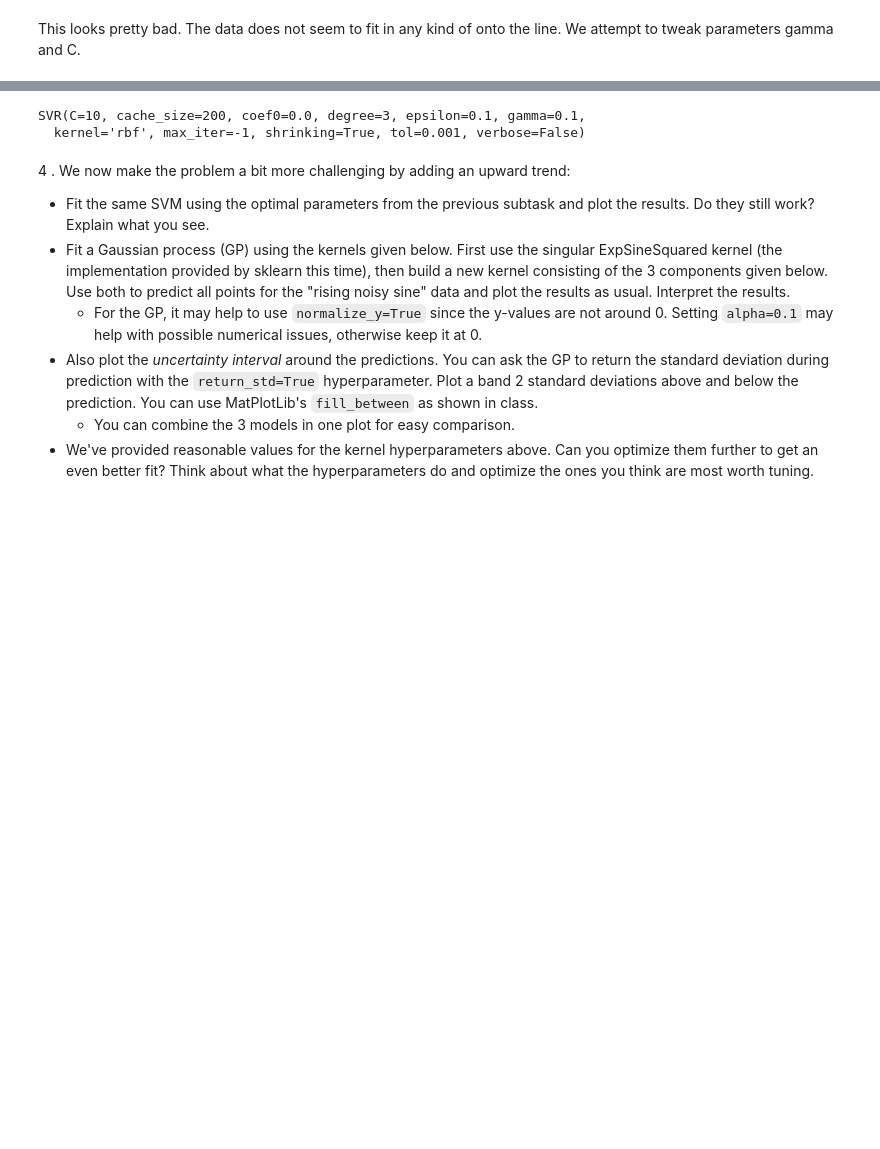
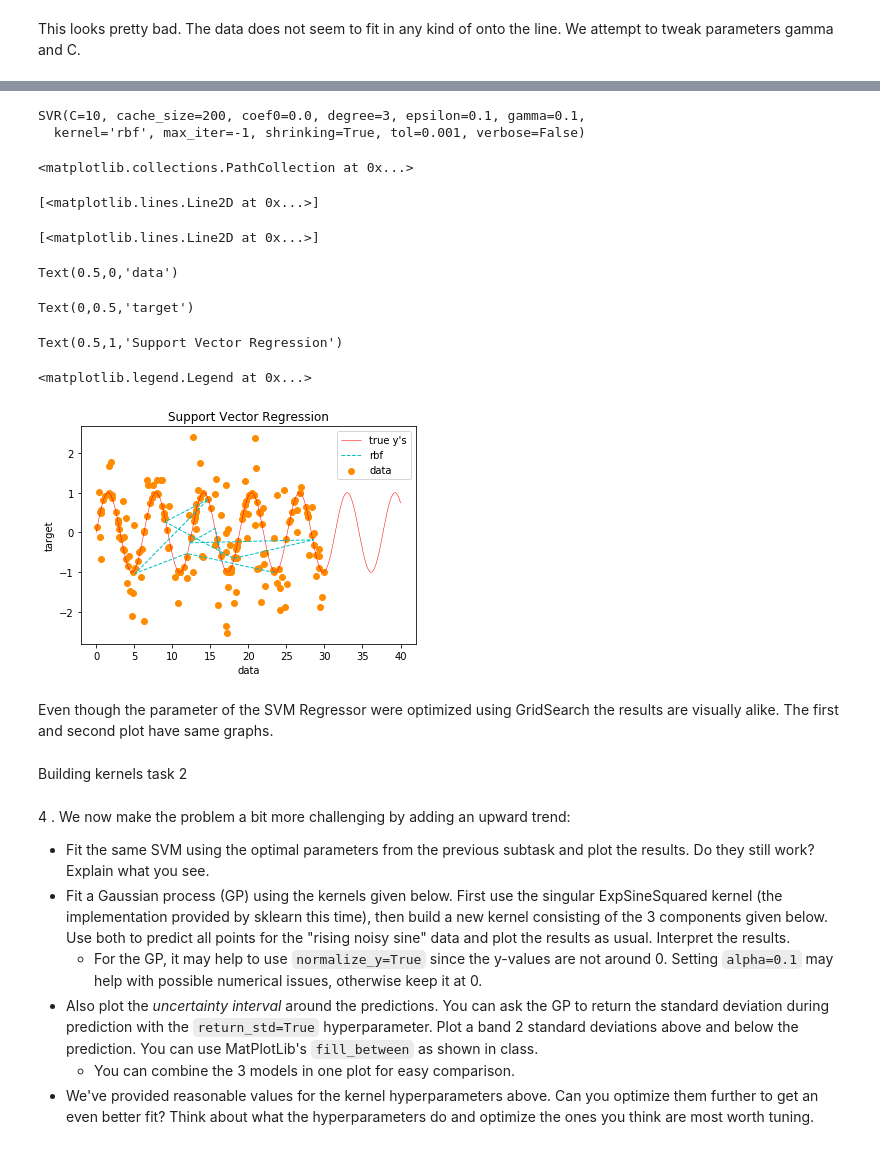
Before and after one commit to schneiderjan/2imm20-assignments, a Jupyter notebook: 1_our_solutions/Assignment 2.ipynb, the cells around one changed output, grey strips where cells are left out. Drawn from its saved outputs; the diff is of its cells as text; code cells hidden in the pictures; blank space fills up the shorter version.

```diff
--- a/1_our_solutions/Assignment 2.ipynb
+++ b/1_our_solutions/Assignment 2.ipynb
@@ -150,10 +153,33 @@ GridSearchCV(cv=None, error_score='raise',
        scoring=None, verbose=0)
-# %%
-result = grid.best_estimator_.named_steps['svr']
-print(result)
-# %% [output]
-SVR(C=10, cache_size=200, coef0=0.0, degree=3, epsilon=0.1, gamma=0.1,
-  kernel='rbf', max_iter=-1, shrinking=True, tol=0.001, verbose=False)
+# %%
+result = grid.best_estimator_.named_steps['svr']
+print(result)
+
+y_pred = result.predict(X_test)
+lw = 1
+plt.scatter(X, y, color='darkorange', label='data')
+plt.plot(X_plot, true_y, color='red', label='true y\'s');
+plt.plot(X_test[30:40:1], y_pred[30:40:1], color='c', lw=lw, label='rbf')
+plt.xlabel('data')
+plt.ylabel('target')
+plt.title('Support Vector Regression')
+plt.legend()
+plt.show()
+# %% [output]
+SVR(C=10, cache_size=200, coef0=0.0, degree=3, epsilon=0.1, gamma=0.1,
+  kernel='rbf', max_iter=-1, shrinking=True, tol=0.001, verbose=False)
+<matplotlib.collections.PathCollection at 0x...>
+[<matplotlib.lines.Line2D at 0x...>]
+[<matplotlib.lines.Line2D at 0x...>]
+Text(0.5,0,'data')
+Text(0,0.5,'target')
+Text(0.5,1,'Support Vector Regression')
+<matplotlib.legend.Legend at 0x...>
+[figure, added]
+# %% [markdown]
+Even though the parameter of the SVM Regressor were optimized using GridSearch the results are visually alike. The first and second plot have same graphs.
+# %% [markdown]
+Building kernels task 2
 # %% [markdown]
 4 . We now make the problem a bit more challenging by adding an upward trend:
 
```
Also changed, not shown: parts of 3 cells of this notebook.
